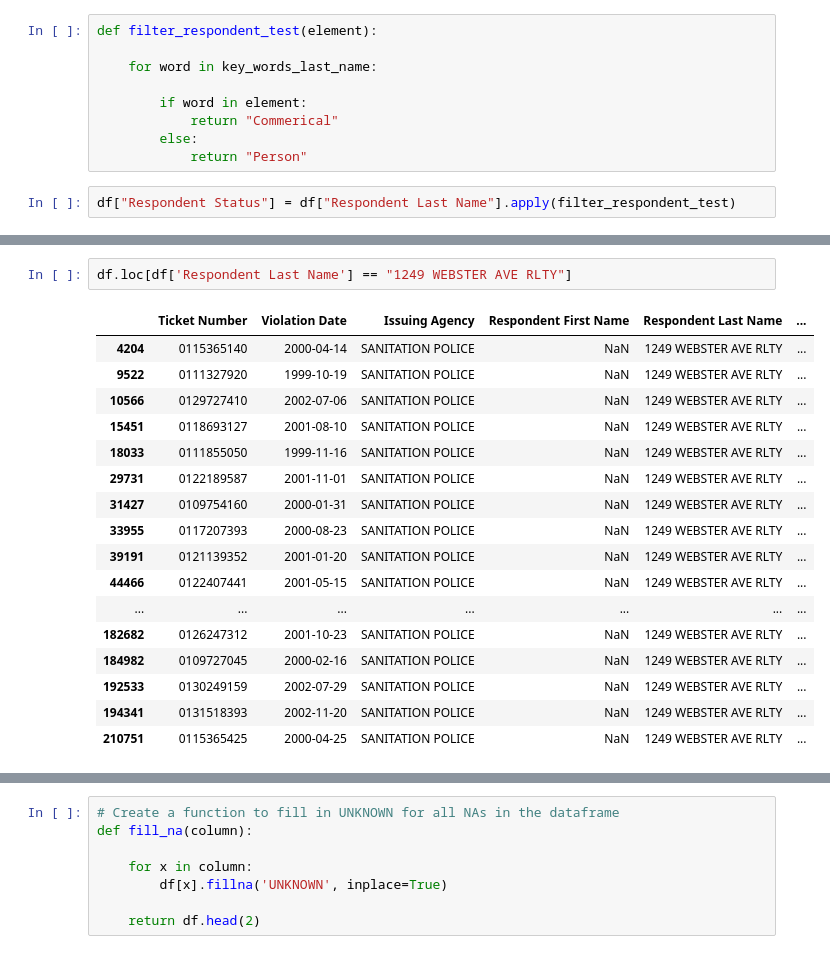
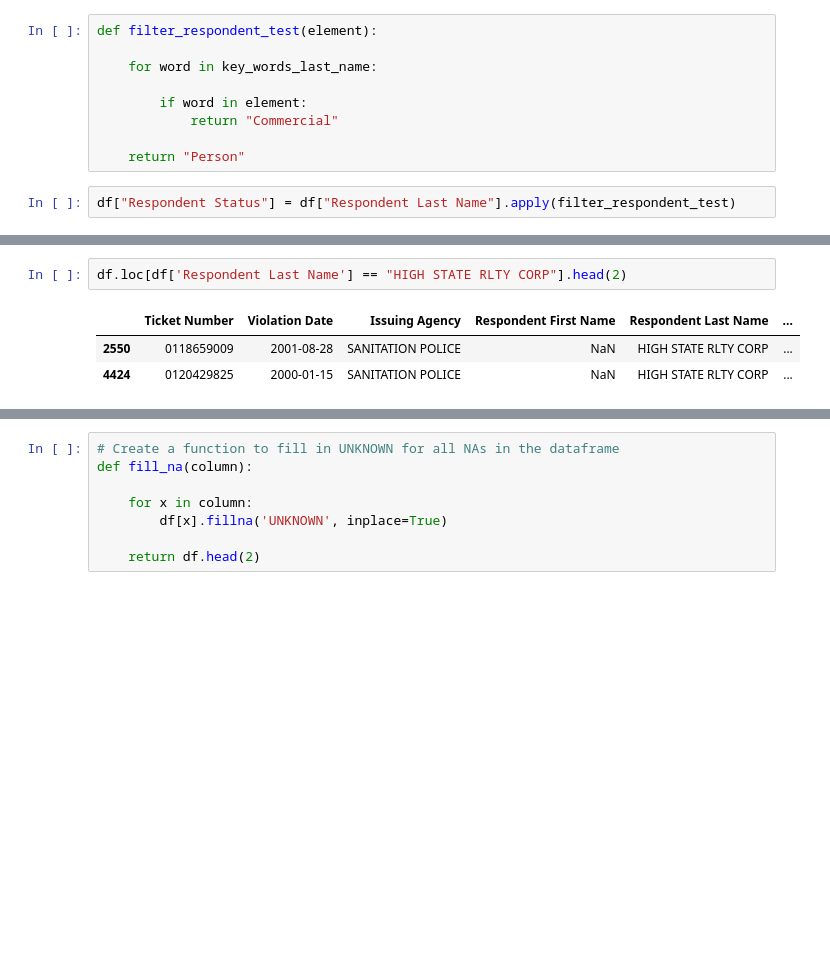
Before and after one commit to allisongao4015/oath_cases, a Jupyter notebook: 2ndNotebook.ipynb, the cells around one changed output, grey strips where cells are left out. Saved outputs shown, nothing was run; the diff lists cells and outputs as text; blank space fills up the shorter version.

```diff
--- a/2ndNotebook.ipynb
+++ b/2ndNotebook.ipynb
@@ -1177,9 +1162,9 @@ def filter_respondent_test(element):
     for word in key_words_last_name:
 
         if word in element:
-            return "Commerical"
-        else:
-            return "Person"
+            return "Commercial"
+
+    return "Person"
 # %%
 df["Respondent Status"] = df["Respondent Last Name"].apply(filter_respondent_test)
 # %%
@@ -1191,21 +1196,7 @@ Name: Respondent Status, dtype: int64
 # %%
-df.loc[df['Respondent Last Name'] == "1249 WEBSTER AVE RLTY"]
+df.loc[df['Respondent Last Name'] == "HIGH STATE RLTY CORP"].head(2)
 # %% [output]
 |  | Ticket Number | Violation Date | Issuing Agency | Respondent First Name | Respondent Last Name | ... |
-| 4204 | 0115365140 | 2000-04-14 | SANITATION POLICE | NaN | 1249 WEBSTER AVE RLTY | ... |
-| 9522 | 0111327920 | 1999-10-19 | SANITATION POLICE | NaN | 1249 WEBSTER AVE RLTY | ... |
-| 10566 | 0129727410 | 2002-07-06 | SANITATION POLICE | NaN | 1249 WEBSTER AVE RLTY | ... |
-| 15451 | 0118693127 | 2001-08-10 | SANITATION POLICE | NaN | 1249 WEBSTER AVE RLTY | ... |
-| 18033 | 0111855050 | 1999-11-16 | SANITATION POLICE | NaN | 1249 WEBSTER AVE RLTY | ... |
-| 29731 | 0122189587 | 2001-11-01 | SANITATION POLICE | NaN | 1249 WEBSTER AVE RLTY | ... |
-| 31427 | 0109754160 | 2000-01-31 | SANITATION POLICE | NaN | 1249 WEBSTER AVE RLTY | ... |
-| 33955 | 0117207393 | 2000-08-23 | SANITATION POLICE | NaN | 1249 WEBSTER AVE RLTY | ... |
-| 39191 | 0121139352 | 2001-01-20 | SANITATION POLICE | NaN | 1249 WEBSTER AVE RLTY | ... |
-| 44466 | 0122407441 | 2001-05-15 | SANITATION POLICE | NaN | 1249 WEBSTER AVE RLTY | ... |
-| ... | ... | ... | ... | ... | ... | ... |
-| 182682 | 0126247312 | 2001-10-23 | SANITATION POLICE | NaN | 1249 WEBSTER AVE RLTY | ... |
-| 184982 | 0109727045 | 2000-02-16 | SANITATION POLICE | NaN | 1249 WEBSTER AVE RLTY | ... |
-| 192533 | 0130249159 | 2002-07-29 | SANITATION POLICE | NaN | 1249 WEBSTER AVE RLTY | ... |
-| 194341 | 0131518393 | 2002-11-20 | SANITATION POLICE | NaN | 1249 WEBSTER AVE RLTY | ... |
-| 210751 | 0115365425 | 2000-04-25 | SANITATION POLICE | NaN | 1249 WEBSTER AVE RLTY | ... |
+| 2550 | 0118659009 | 2001-08-28 | SANITATION POLICE | NaN | HIGH STATE RLTY CORP | ... |
+| 4424 | 0120429825 | 2000-01-15 | SANITATION POLICE | NaN | HIGH STATE RLTY CORP | ... |
 # %%
```
Also changed, not shown: parts of 44 cells of this notebook.
